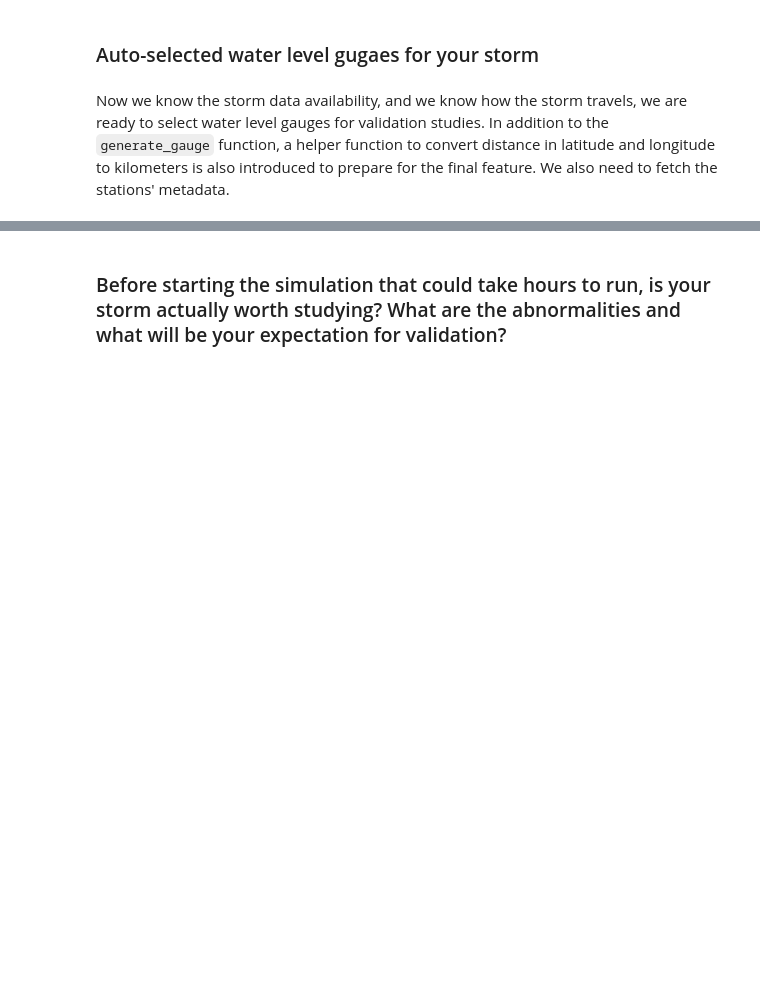
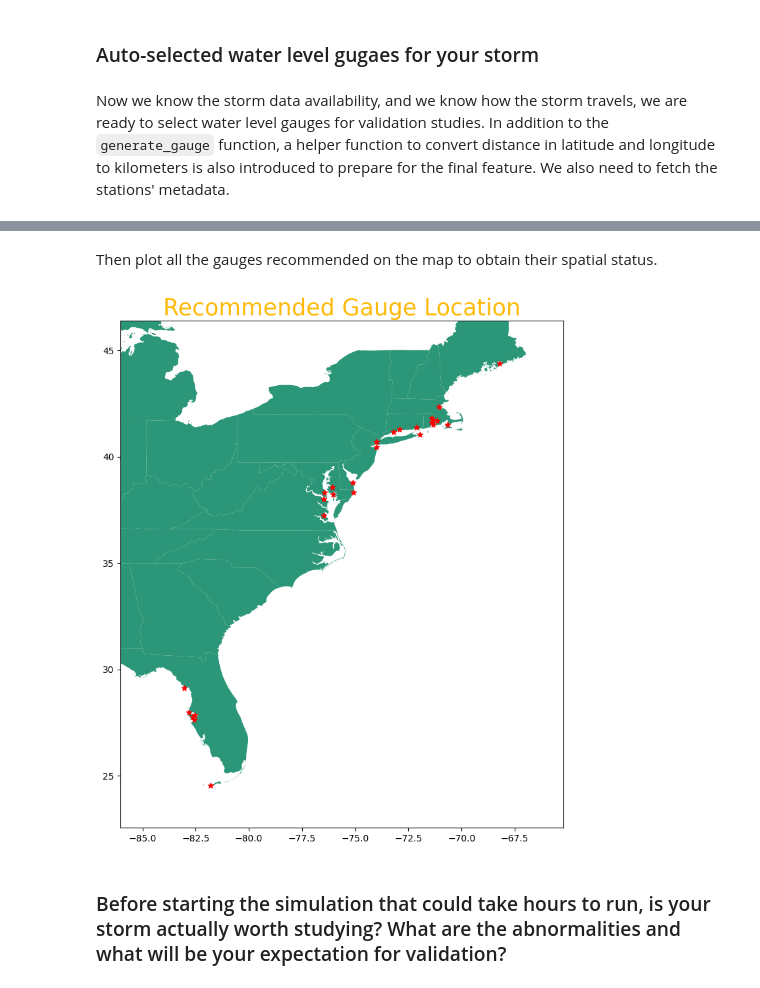
Before and after one commit to MaxPaiPai/auto_storm, a Jupyter notebook: auto_analysis_notebook/auto_analysis.ipynb, the cells around one changed output, grey strips where cells are left out. Cells and saved outputs as stored; diff of their text form; code cells hidden in the pictures; blank space fills up the shorter version.

```diff
--- a/auto_analysis_notebook/auto_analysis.ipynb
+++ b/auto_analysis_notebook/auto_analysis.ipynb
@@ -238,0 +241,19 @@ def generate_gauge(metadata, storm):
+# %%
+gauge = generate_gauge(station_meta, storm)
+name = []
+id = []
+coordinates = []
+distance = []
+for item in gauge:
+    name.append(item)
+    id.append(gauge[item][0])
+    coordinates.append((gauge[item][2],gauge[item][1]))
+    distance.append(gauge[item][3])
+d_2 = {'name':name, 'id': id, 'coordinates':coordinates, 'distance':distance}
+df_2 = pd.DataFrame(data=d_2)
+
+# Change coordinates to GeoPoints
+df_2['coordinates'] = df_2['coordinates'].apply(Point)
+
+# Visualize all the gauges' information
+print(df_2)
@@ -239,2 +278,23 @@ def generate_gauge(metadata, storm):
+# %% [markdown]
+Then plot all the gauges recommended on the map to obtain their spatial status.
+# %%
+# Geopandas read in this new coordinate dataframe
+df_2 = geopandas.GeoDataFrame(df_2, geometry='coordinates')
+
+# Plot recommended gauges on the map. In addition to Alaska and Hawaii, Puerto Rico is also excluded for better visualization.
+
+fig, ax = plt.subplots(1, figsize=(20,10))
+base = country[country['NAME'].isin(['Alaska', 'Hawaii', 'Puerto Rico'])==False].plot(color = '#2C9678', figsize=(30,20), ax = ax)
+df_2.plot(ax = base, legend=True, marker='*', color='red')
+
+# Zoom in to regions of best interest. Comment out this section if you would like a picture of the whole map.
+minx, miny, maxx, maxy = df_2.total_bounds
+ax.set_xlim(minx-3, maxx+3)
+ax.set_ylim(miny-2, maxy+2)
+
+ax.set_title('Recommended Gauge Location', color = '#FEBA07', fontsize=25)
+plt.show()
+# %% [output]
+[figure, added]
 # %% [markdown]
 ### Before starting the simulation that could take hours to run, is your storm actually worth studying? What are the abnormalities and what will be your expectation for validation?
```
Also changed, not shown: parts of 11 cells of this notebook.
